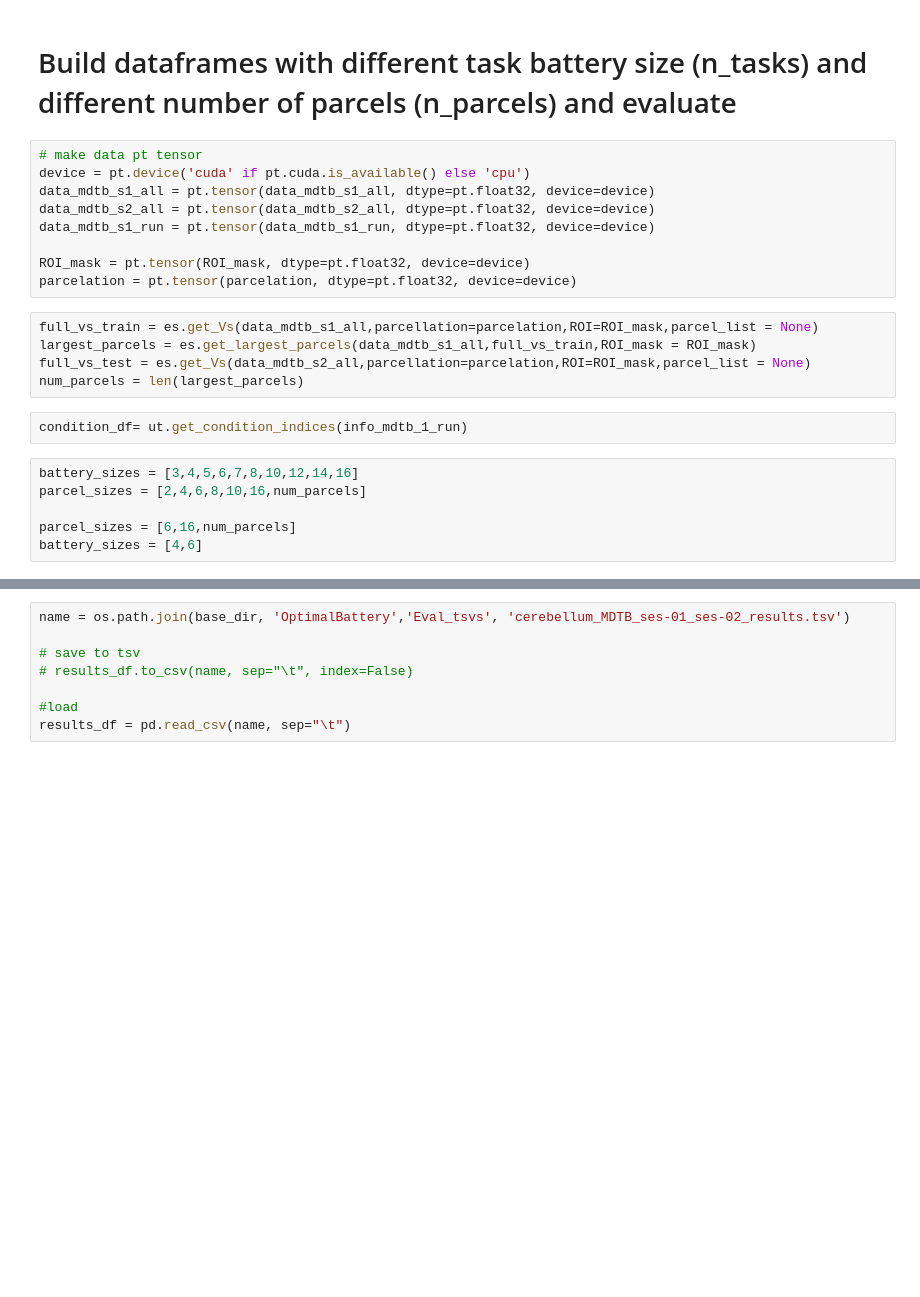
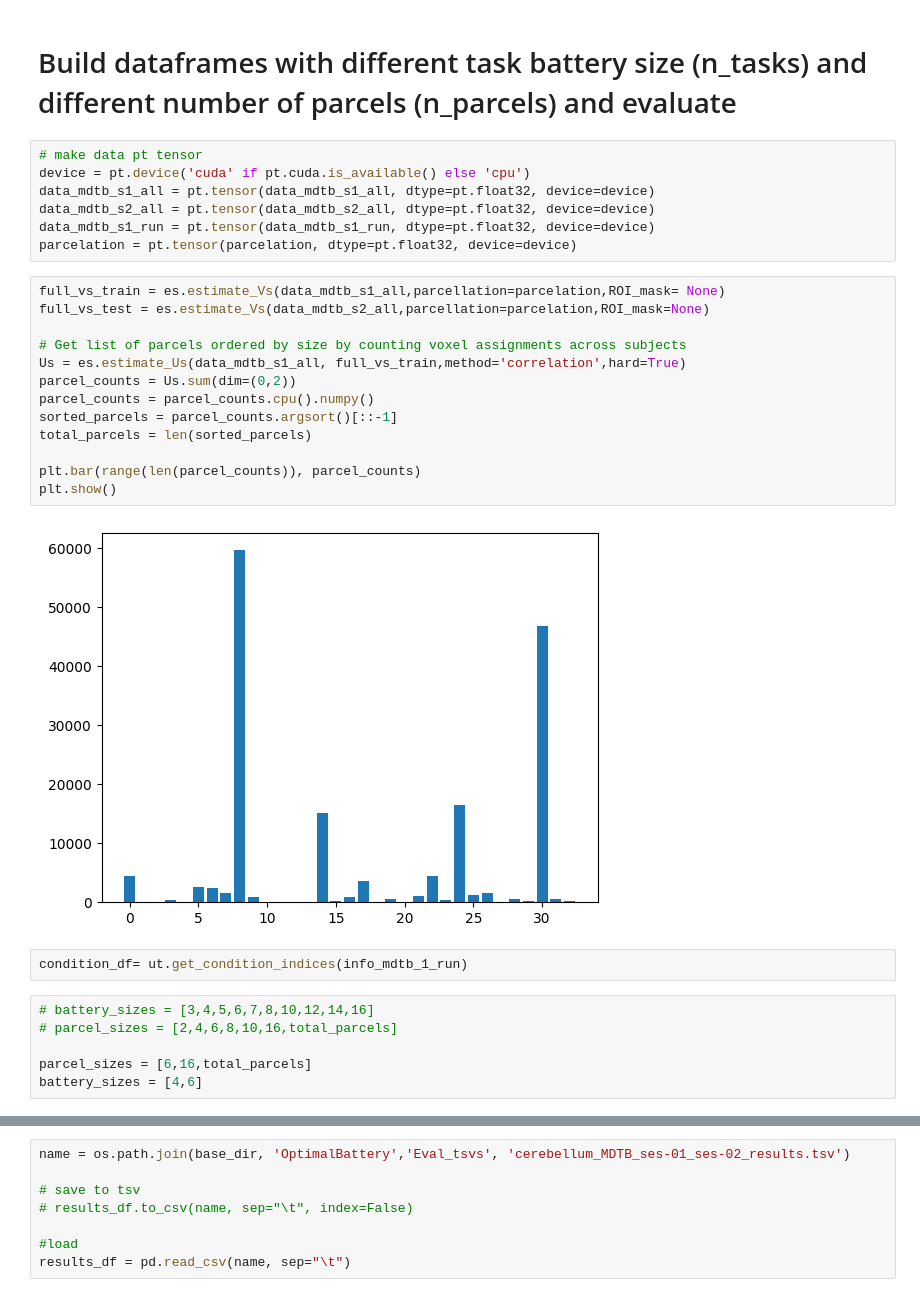
Before and after one commit to DiedrichsenLab/OptimalBattery, a Jupyter notebook: notebooks/6.real_eval_multi_cereb.ipynb, the cells around one changed output, grey strips where cells are left out. Cells and saved outputs as stored; diff of their text form; blank space fills up the shorter version.

```diff
--- a/notebooks/6.real_eval_multi_cereb.ipynb
+++ b/notebooks/6.real_eval_multi_cereb.ipynb
@@ -97,21 +89,29 @@ device = pt.device('cuda' if pt.cuda.is_available() else 'cpu')
 data_mdtb_s1_all = pt.tensor(data_mdtb_s1_all, dtype=pt.float32, device=device)
 data_mdtb_s2_all = pt.tensor(data_mdtb_s2_all, dtype=pt.float32, device=device)
 data_mdtb_s1_run = pt.tensor(data_mdtb_s1_run, dtype=pt.float32, device=device)
-
-ROI_mask = pt.tensor(ROI_mask, dtype=pt.float32, device=device)
 parcelation = pt.tensor(parcelation, dtype=pt.float32, device=device)
-# %%
-full_vs_train = es.get_Vs(data_mdtb_s1_all,parcellation=parcelation,ROI=ROI_mask,parcel_list = None)
-largest_parcels = es.get_largest_parcels(data_mdtb_s1_all,full_vs_train,ROI_mask = ROI_mask)
-full_vs_test = es.get_Vs(data_mdtb_s2_all,parcellation=parcelation,ROI=ROI_mask,parcel_list = None)
-num_parcels = len(largest_parcels)
+# %%
+full_vs_train = es.estimate_Vs(data_mdtb_s1_all,parcellation=parcelation,ROI_mask= None)
+full_vs_test = es.estimate_Vs(data_mdtb_s2_all,parcellation=parcelation,ROI_mask=None)
+
+# Get list of parcels ordered by size by counting voxel assignments across subjects
+Us = es.estimate_Us(data_mdtb_s1_all, full_vs_train,method='correlation',hard=True)
+parcel_counts = Us.sum(dim=(0,2))
+parcel_counts = parcel_counts.cpu().numpy()
+sorted_parcels = parcel_counts.argsort()[::-1]
+total_parcels = len(sorted_parcels)
+
+plt.bar(range(len(parcel_counts)), parcel_counts)
+plt.show()
+# %% [output]
+[figure, added]
 # %%
 condition_df= ut.get_condition_indices(info_mdtb_1_run)
 # %%
-battery_sizes = [3,4,5,6,7,8,10,12,14,16]
-parcel_sizes = [2,4,6,8,10,16,num_parcels]
+# battery_sizes = [3,4,5,6,7,8,10,12,14,16]
+# parcel_sizes = [2,4,6,8,10,16,total_parcels]
 
-parcel_sizes = [6,16,num_parcels]
+parcel_sizes = [6,16,total_parcels]
 battery_sizes = [4,6]
 # %%
 results_df = pd.DataFrame()
```
Also changed, not shown: parts of 5 cells of this notebook, 5 other files.
